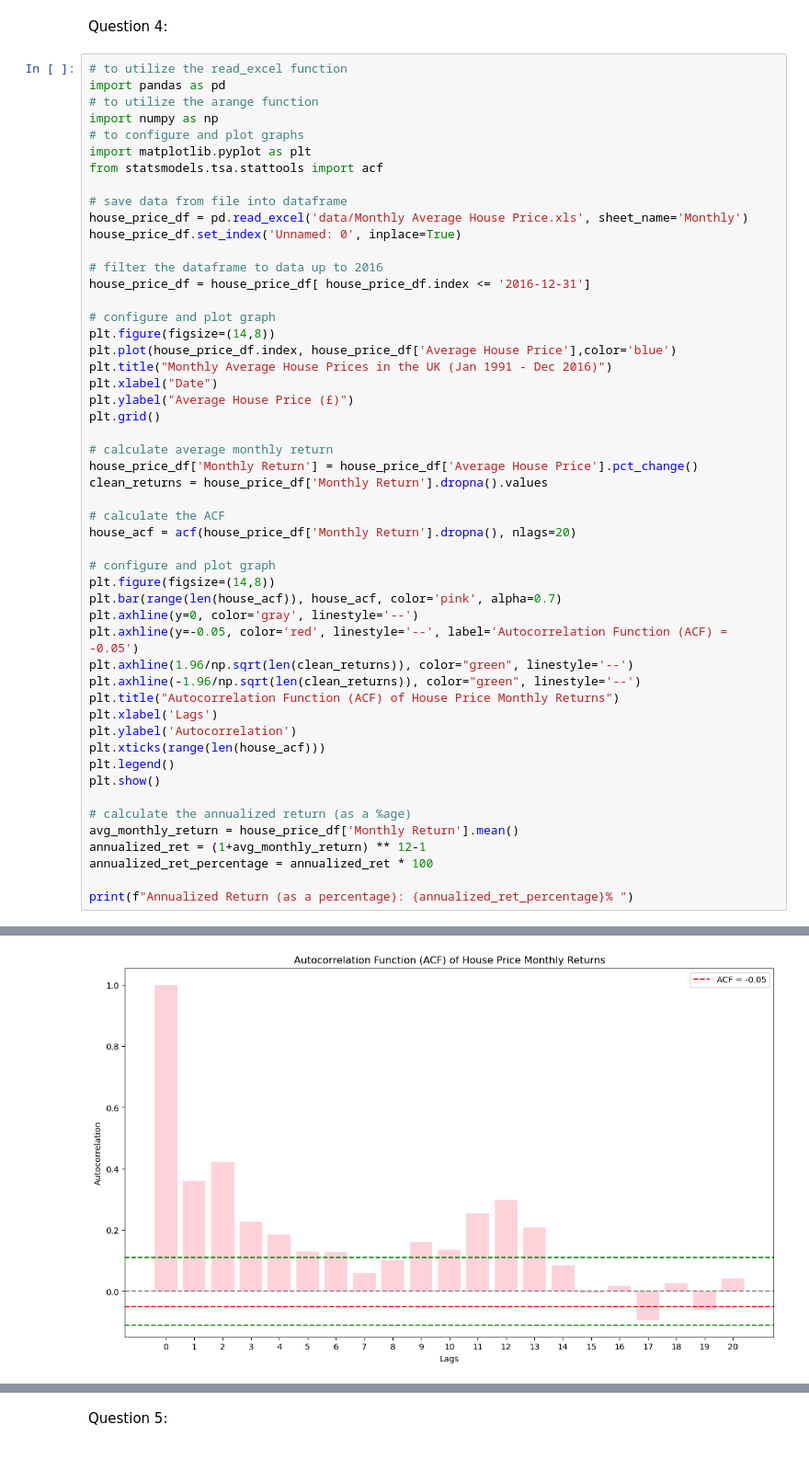
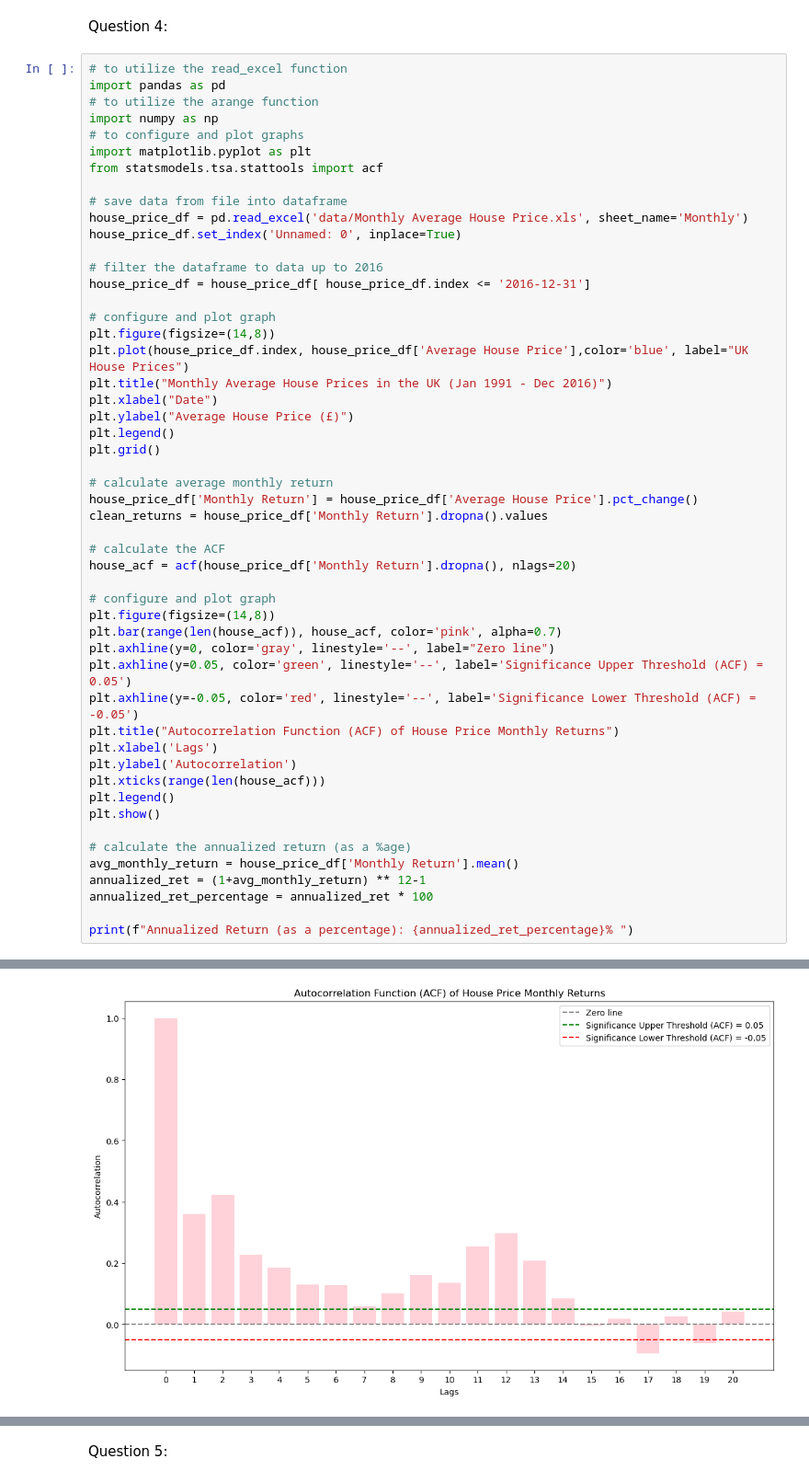
Before and after one commit to ahugari/DIAML, a Jupyter notebook: Assignment 3/miraguha_DIAML_Assignment3.ipynb, the cells around one changed output, grey strips where cells are left out. Shown: that part at 92% size. Cells and saved outputs as stored; diff of their text form.

```diff
--- a/Assignment 3/miraguha_DIAML_Assignment3.ipynb
+++ b/Assignment 3/miraguha_DIAML_Assignment3.ipynb
@@ -176,10 +177,11 @@ house_price_df = house_price_df[ house_price_df.index <= '2016-12-31']
 
 # configure and plot graph
 plt.figure(figsize=(14,8))
-plt.plot(house_price_df.index, house_price_df['Average House Price'],color='blue')
+plt.plot(house_price_df.index, house_price_df['Average House Price'],color='blue', label="UK House Prices")
 plt.title("Monthly Average House Prices in the UK (Jan 1991 - Dec 2016)")
 plt.xlabel("Date")
 plt.ylabel("Average House Price (£)")
+plt.legend()
 plt.grid()
 
 # calculate average monthly return
@@ -192,10 +194,9 @@ house_acf = acf(house_price_df['Monthly Return'].dropna(), nlags=20)
 # configure and plot graph
 plt.figure(figsize=(14,8))
 plt.bar(range(len(house_acf)), house_acf, color='pink', alpha=0.7)
-plt.axhline(y=0, color='gray', linestyle='--')
-plt.axhline(y=-0.05, color='red', linestyle='--', label='Autocorrelation Function (ACF) = -0.05')
-plt.axhline(1.96/np.sqrt(len(clean_returns)), color="green", linestyle='--')
-plt.axhline(-1.96/np.sqrt(len(clean_returns)), color="green", linestyle='--')
+plt.axhline(y=0, color='gray', linestyle='--', label="Zero line")
+plt.axhline(y=0.05, color='green', linestyle='--', label='Significance Upper Threshold (ACF) = 0.05')
+plt.axhline(y=-0.05, color='red', linestyle='--', label='Significance Lower Threshold (ACF) = -0.05')
 plt.title("Autocorrelation Function (ACF) of House Price Monthly Returns")
 plt.xlabel('Lags')
 plt.ylabel('Autocorrelation')
@@ -214,4 +215,4 @@ print(f"Annualized Return (as a percentage): {annualized_ret_percentage}% ")
-[figure, old version]
+[figure, new version]
 Annualized Return (as a percentage): 5.453020256940899%
 # %% [markdown]
 Question 5:
```
Also changed, not shown: parts of 4 cells of this notebook, 3 other files.
